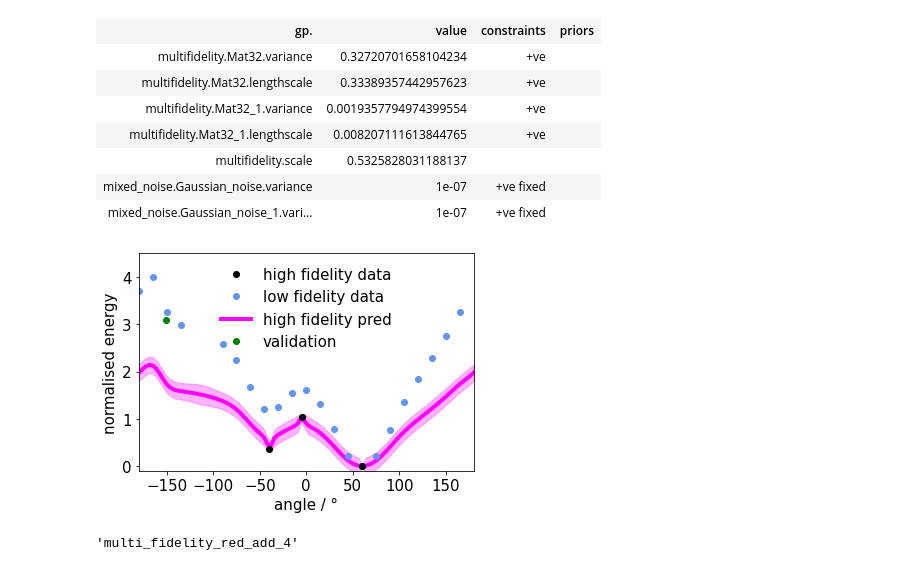
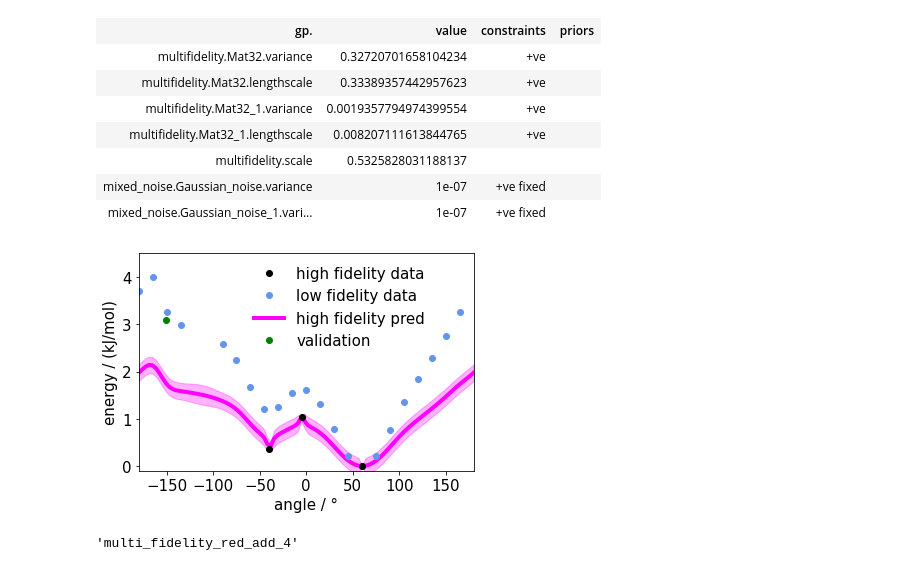
Before and after one commit to maxfleck/tamkintools-multi-fidelity-bayesian, a Jupyter notebook: PI_example/PI_reduced_hf_data.ipynb, the cells around one changed output. Drawn from its saved outputs; the diff is of its cells as text; code cells hidden in the pictures.

Commit message:
plots legends

```diff
--- a/PI_example/PI_reduced_hf_data.ipynb
+++ b/PI_example/PI_reduced_hf_data.ipynb
@@ -191,36 +191,38 @@ plt.plot(a[xxx],( b[xxx]-tmf.energy_min)/tmf.energy_range*e_max,"g.",markersize=
 
 plt.plot(ndummy, hf_mean,color=tmf.colors[-1], label="high fidelity pred",linewidth=tmf.lsize)
 plt.fill_between(ndummy, hf_mean-hf_std, hf_mean+hf_std,alpha=tmf.alpha,color=tmf.colors[-1])
 
 #plt.scatter(self.angles, self.energies,c=self.fidelities, cmap=self.cmap)
 for i,w in enumerate( tmf.unique_weights ):
     #print(i,w)
     p = np.squeeze( np.where( tmf.fidelities==i ) )
     plt.plot( tmf.normed_angles[p]*360-180, tmf.normed_energies[p]*e_max,".",
              color=tmf.colors[i], label=tmf.fidelity_labels[i],
             markersize=tmf.msize)
 
 plt.xlabel("angle / °",fontsize=tmf.fsize)
-plt.ylabel("normalised energy",fontsize=tmf.fsize)
+plt.ylabel("energy / (kJ/mol)",fontsize=tmf.fsize)
 plt.xticks(fontsize=tmf.fsize)
 plt.yticks(fontsize=tmf.fsize)
 plt.xlim([-180,180])
 plt.ylim([-0.1,4.5])
 
 #plt.xticks( np.linspace( -1,1,5 )  ,np.linspace( -180, 180, 5) ,fontsize=tmf.fsize)
 plt.xlabel("angle / °",fontsize=tmf.fsize)
 
 handles, labels = plt.gca().get_legend_handles_labels()
 order = [3,2,1,0]
 plt.legend([handles[idx] for idx in order],[labels[idx] for idx in order],
-    fontsize=tmf.fsize,frameon=False ) #,loc='center left', bbox_to_anchor=(1.01, 0.5))
+    fontsize=tmf.fsize,frameon=False,
+    bbox_to_anchor=(0.6,0.5)
+          ) #,loc='center left', bbox_to_anchor=(1.01, 0.5))
 if save:
     plt.savefig(save+".png", bbox_inches='tight')
     plt.savefig(save+".pdf", bbox_inches='tight')
 plt.show()
 plt.close()
 # %% [output]
-[figure, old version]
+[figure, new version]
 # %%
 save
 # %% [output]
```
Also changed, not shown: 7 other files.
